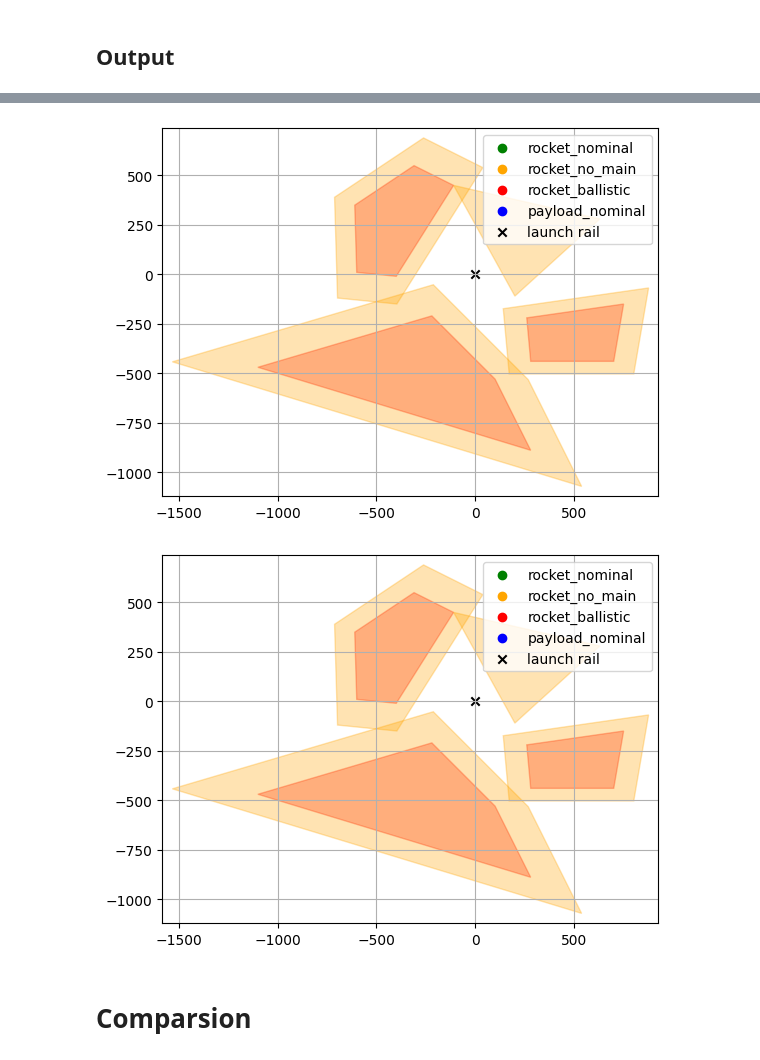
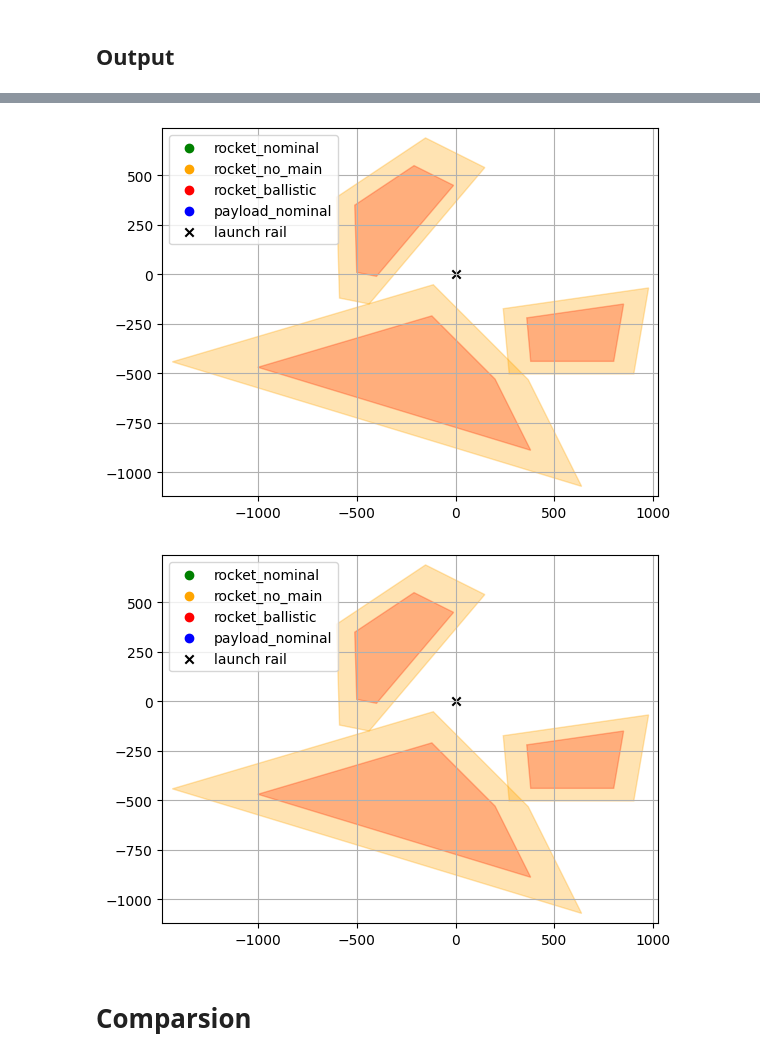
Before and after one commit to SpaceTeam/Lamarr_Flight_Simulation_RocketPy, a Jupyter notebook: simulation.ipynb, the cells around one changed output, grey strips where cells are left out. Drawn from its saved outputs; the diff is of its cells as text; code cells hidden in the pictures.

```diff
--- a/simulation.ipynb
+++ b/simulation.ipynb
@@ -43,7 +77,7 @@ Boolean values only possible in constants and variable with discrete values!
 # %%
 # TODO: config generation
 # %%
-project = "CANSAT"
+project = "ALBATROSS"
 DEBUG = True
 
 constants, variables = utils.parse_config(project+"/config.txt")
@@ -158,9 +198,10 @@ CanSat Length: 115 mm \
 CanSats per launch: 6 \
 6 x 300 g = 1800 g
 # %%
-if project == "CANSAT":
+if project == "CANSAT" or project == "ALBATROSS":
     constants, variables = dp.create_rocket_without_payload(constants, variables)
     constants, variables = dp.create_flight_without_payload(constants, variables)
+if project == "CANSAT":
     constants, variables = dp.create_payload(constants, variables)
     constants, variables = dp.create_payload_flight(constants, variables)
 # %% [output]
@@ -219,20 +303,20 @@ if project == "CANSAT":
 # %%
 if project == "CANSAT":
     # Plot all flights for single heading
-    heading_to_plot = 160
+    heading_to_plot = 330
 
     utils.plot_safe_flights(project, exclusion_zones, buffer_zones, flight_groups={
         "rocket_nominal": (utils.lookup("safe_rocket_nominal", constants, variables)[0], "green"),
         "rocket_no_main": (utils.lookup("safe_rocket_no_main", constants, variables)[0], "orange"),
         "rocket_ballistic": (utils.lookup("safe_rocket_ballistic", constants, variables)[0], "red"),
         "payload_nominal": (utils.lookup("safe_payload_nominal", constants, variables)[0], "blue"),
     }, heading = heading_to_plot)
 # %% [output]
-[figure, old version]
+[figure, new version]
 # %%
 if project == "CANSAT":
     # Plot all flights for single heading and inclination
-    inclination_to_plot = 88
+    inclination_to_plot = 84
 
     utils.plot_safe_flights(project, exclusion_zones, buffer_zones, flight_groups={
         "rocket_nominal": (utils.lookup("safe_rocket_nominal", constants, variables)[0], "green"),
@@ -241,7 +325,7 @@ if project == "CANSAT":
         "payload_nominal": (utils.lookup("safe_payload_nominal", constants, variables)[0], "blue"),
     }, heading = heading_to_plot, inclination = inclination_to_plot)
 # %% [output]
-[figure, old version]
+[figure, new version]
 # %%
 # Print output information
 if len(variables) == 0:
```
Also changed, not shown: parts of 9 cells of this notebook, 20 other files.
